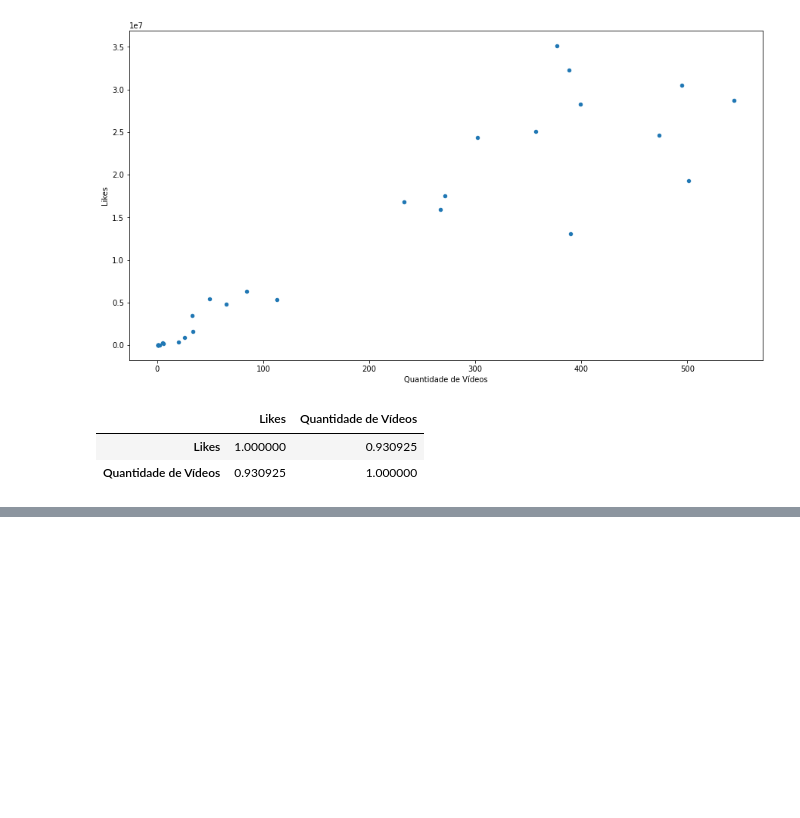
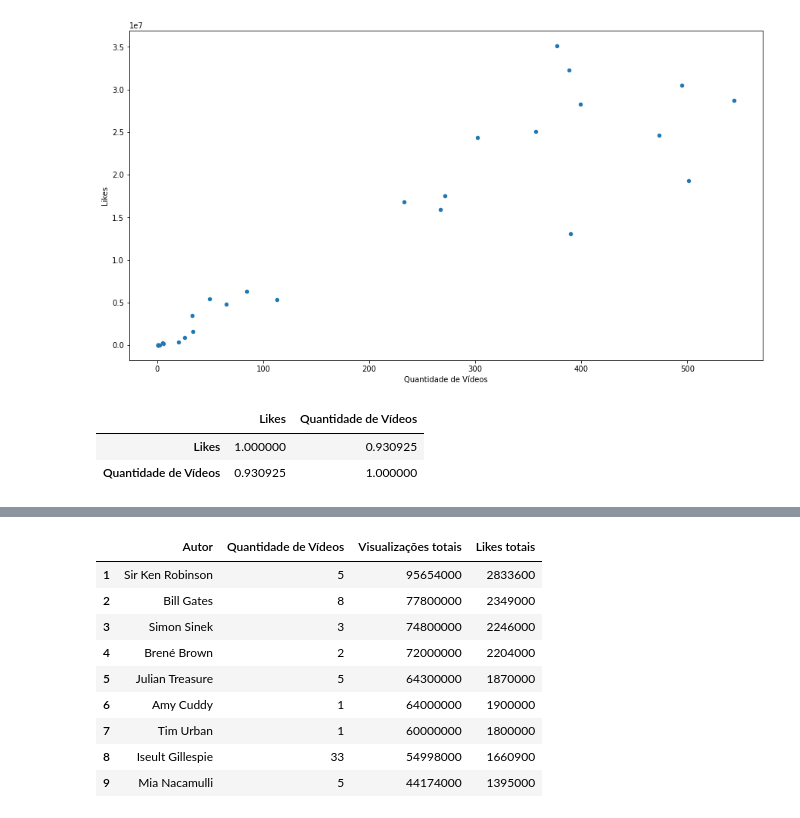
Before and after one commit to LuisHenriqueAL/Projeto_ICD, a Jupyter notebook: main.ipynb, the cells around one changed output, grey strips where cells are left out. Drawn from its saved outputs; the diff is of its cells as text; code cells hidden in the pictures; blank space fills up the shorter version.

```diff
--- a/main.ipynb
+++ b/main.ipynb
@@ -339,0 +386,13 @@ df2[['Likes', 'Quantidade de Vídeos']].corr()
+# %%
+df3_vt[kmeans.labels_ == 1]
+# %% [output]
+|  | Autor | Quantidade de Vídeos | Visualizações totais | Likes totais |
+| 1 | Sir Ken Robinson | 5 | 95654000 | 2833600 |
+| 2 | Bill Gates | 8 | 77800000 | 2349000 |
+| 3 | Simon Sinek | 3 | 74800000 | 2246000 |
+| 4 | Brené Brown | 2 | 72000000 | 2204000 |
+| 5 | Julian Treasure | 5 | 64300000 | 1870000 |
+| 6 | Amy Cuddy | 1 | 64000000 | 1900000 |
+| 7 | Tim Urban | 1 | 60000000 | 1800000 |
+| 8 | Iseult Gillespie | 33 | 54998000 | 1660900 |
+| 9 | Mia Nacamulli | 5 | 44174000 | 1395000 |
```
Also changed, not shown: parts of 11 cells of this notebook.
